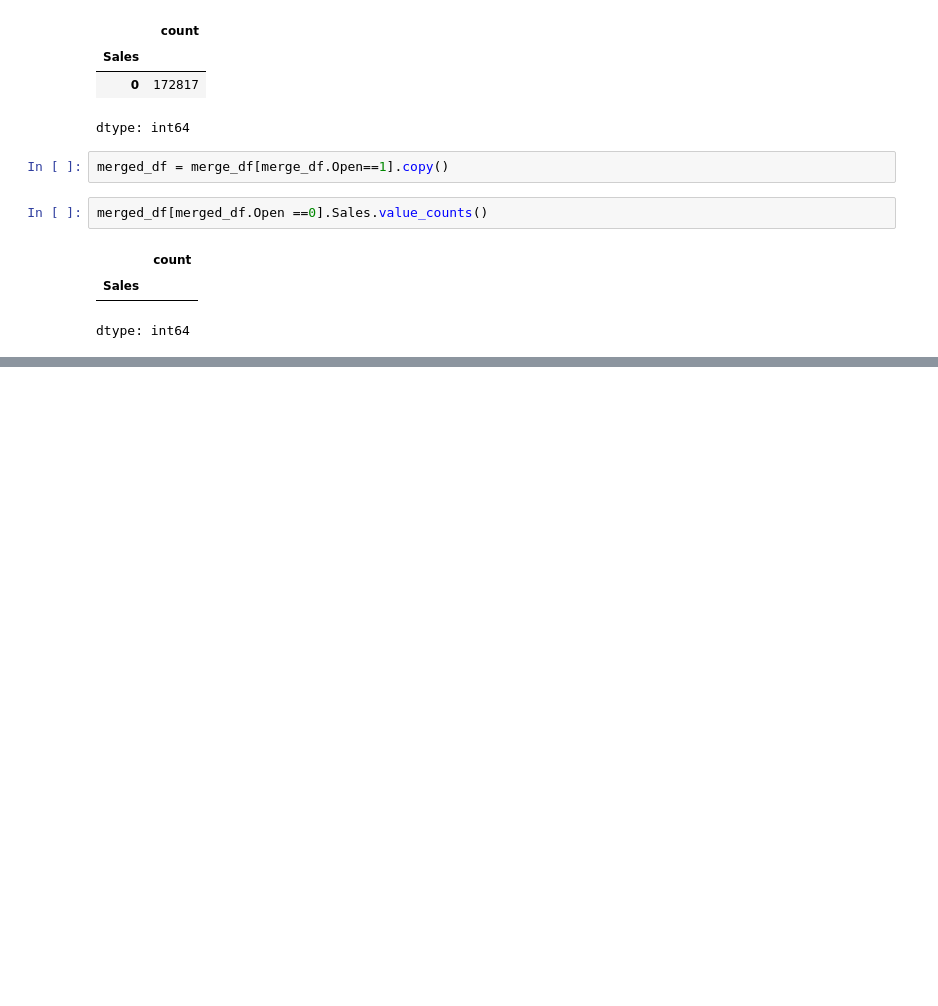
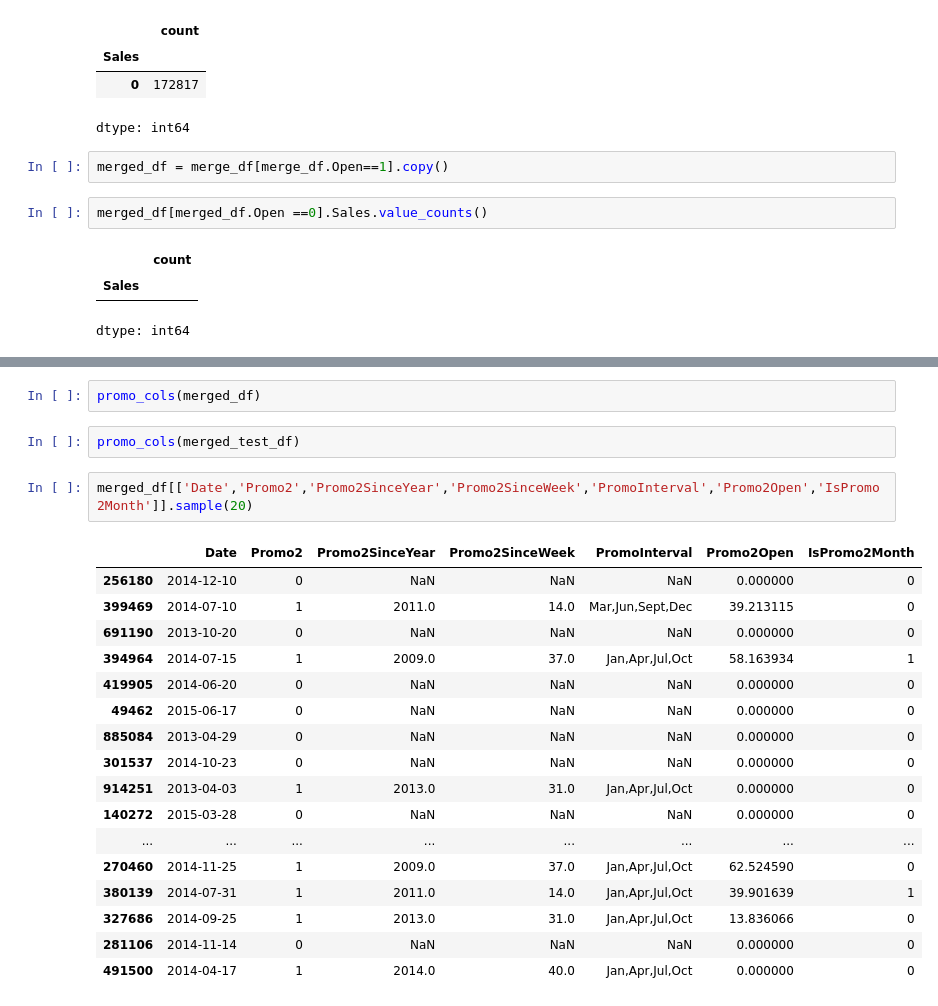
Before and after one commit to Imran1hp/Machine-Learning, a Jupyter notebook: Gradient_boosting.ipynb, the cells around one changed output, grey strips where cells are left out. Drawn from its saved outputs; the diff is of its cells as text; blank space fills up the shorter version.

```diff
--- a/Gradient_boosting.ipynb
+++ b/Gradient_boosting.ipynb
@@ -182,0 +239,24 @@ dtype: int64
+# %%
+promo_cols(merged_df)
+# %%
+promo_cols(merged_test_df)
+# %%
+merged_df[['Date','Promo2','Promo2SinceYear','Promo2SinceWeek','PromoInterval','Promo2Open','IsPromo2Month']].sample(20)
+# %% [output]
+|  | Date | Promo2 | Promo2SinceYear | Promo2SinceWeek | PromoInterval | Promo2Open | IsPromo2Month |
+| 256180 | 2014-12-10 | 0 | NaN | NaN | NaN | 0.000000 | 0 |
+| 399469 | 2014-07-10 | 1 | 2011.0 | 14.0 | Mar,Jun,Sept,Dec | 39.213115 | 0 |
+| 691190 | 2013-10-20 | 0 | NaN | NaN | NaN | 0.000000 | 0 |
+| 394964 | 2014-07-15 | 1 | 2009.0 | 37.0 | Jan,Apr,Jul,Oct | 58.163934 | 1 |
+| 419905 | 2014-06-20 | 0 | NaN | NaN | NaN | 0.000000 | 0 |
+| 49462 | 2015-06-17 | 0 | NaN | NaN | NaN | 0.000000 | 0 |
+| 885084 | 2013-04-29 | 0 | NaN | NaN | NaN | 0.000000 | 0 |
+| 301537 | 2014-10-23 | 0 | NaN | NaN | NaN | 0.000000 | 0 |
+| 914251 | 2013-04-03 | 1 | 2013.0 | 31.0 | Jan,Apr,Jul,Oct | 0.000000 | 0 |
+| 140272 | 2015-03-28 | 0 | NaN | NaN | NaN | 0.000000 | 0 |
+| ... | ... | ... | ... | ... | ... | ... | ... |
+| 270460 | 2014-11-25 | 1 | 2009.0 | 37.0 | Jan,Apr,Jul,Oct | 62.524590 | 0 |
+| 380139 | 2014-07-31 | 1 | 2011.0 | 14.0 | Jan,Apr,Jul,Oct | 39.901639 | 1 |
+| 327686 | 2014-09-25 | 1 | 2013.0 | 31.0 | Jan,Apr,Jul,Oct | 13.836066 | 0 |
+| 281106 | 2014-11-14 | 0 | NaN | NaN | NaN | 0.000000 | 0 |
+| 491500 | 2014-04-17 | 1 | 2014.0 | 40.0 | Jan,Apr,Jul,Oct | 0.000000 | 0 |
```
Also changed, not shown: parts of 26 cells of this notebook.
